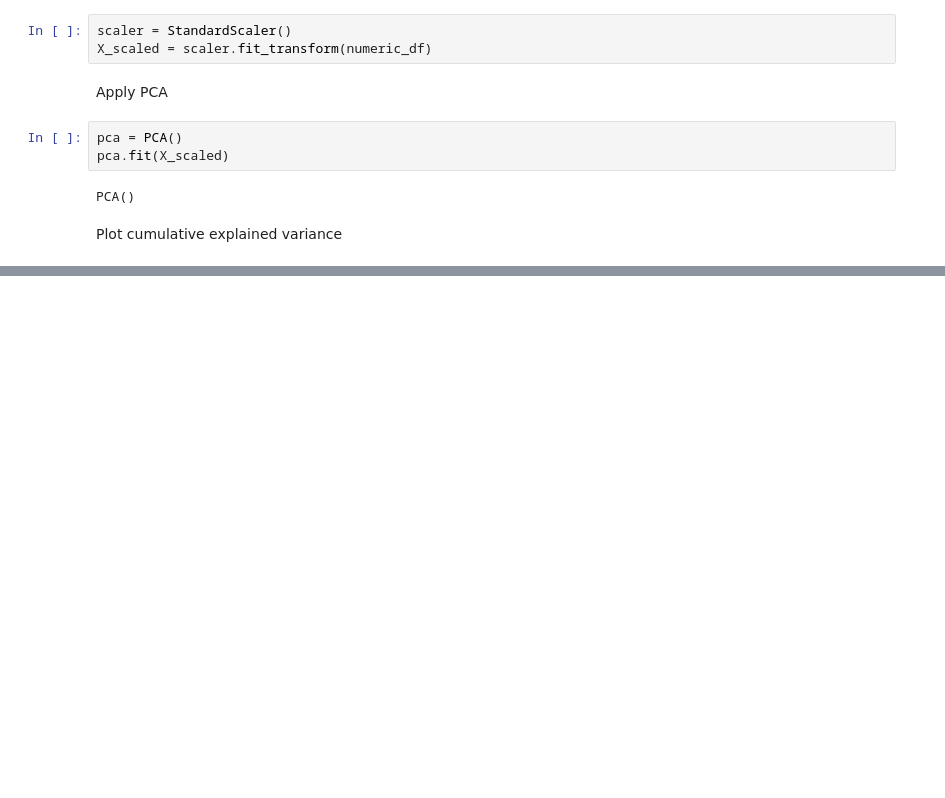
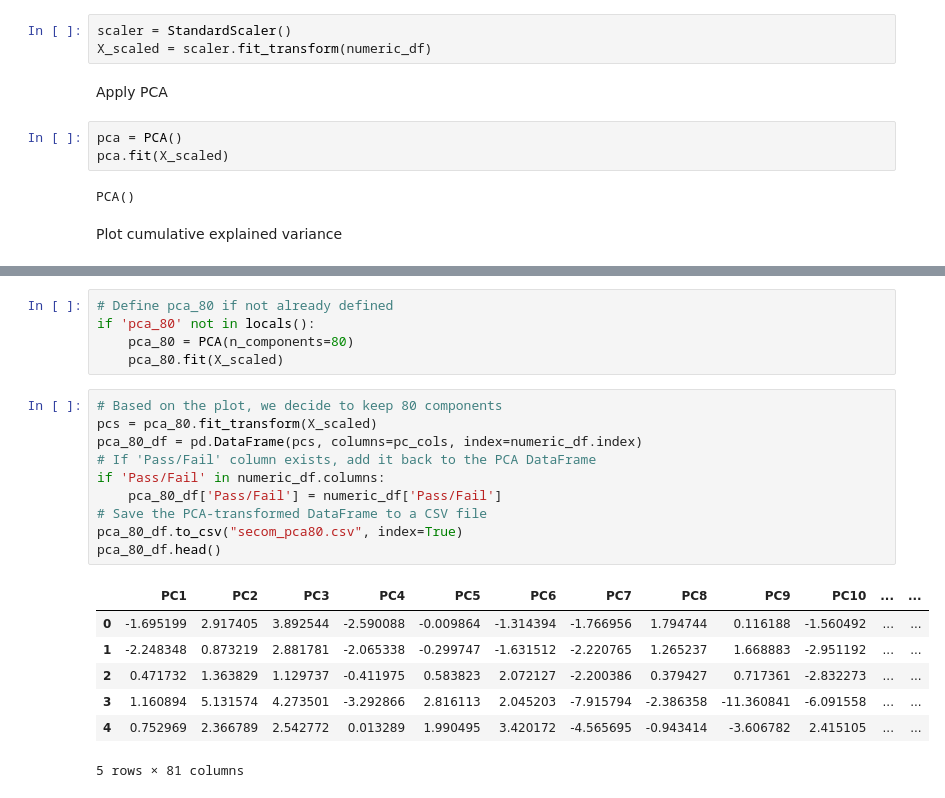
Before and after one commit to willit7384/SECOM-Process-Sensor-Analysis, a Jupyter notebook: notebooks/PCA-PHASE.ipynb, the cells around one changed output, grey strips where cells are left out. Drawn from its saved outputs; the diff is of its cells as text; blank space fills up the shorter version.

```diff
--- a/notebooks/PCA-PHASE.ipynb
+++ b/notebooks/PCA-PHASE.ipynb
@@ -106,3 +111,26 @@ plt.grid(True)
 plt.show()
 # %% [output]
 [figure]
+# %%
+# Define pca_80 if not already defined
+if 'pca_80' not in locals():
+    pca_80 = PCA(n_components=80)
+    pca_80.fit(X_scaled)
+# %%
+# Based on the plot, we decide to keep 80 components
+pcs = pca_80.fit_transform(X_scaled)
+pca_80_df = pd.DataFrame(pcs, columns=pc_cols, index=numeric_df.index)
+# If 'Pass/Fail' column exists, add it back to the PCA DataFrame
+if 'Pass/Fail' in numeric_df.columns:
+    pca_80_df['Pass/Fail'] = numeric_df['Pass/Fail']
+# Save the PCA-transformed DataFrame to a CSV file
+pca_80_df.to_csv("secom_pca80.csv", index=True)
+pca_80_df.head()
+# %% [output]
+|  | PC1 | PC2 | PC3 | PC4 | PC5 | PC6 | PC7 | PC8 | PC9 | PC10 | ... | ... |
+| 0 | -1.695199 | 2.917405 | 3.892544 | -2.590088 | -0.009864 | -1.314394 | -1.766956 | 1.794744 | 0.116188 | -1.560492 | ... | ... |
+| 1 | -2.248348 | 0.873219 | 2.881781 | -2.065338 | -0.299747 | -1.631512 | -2.220765 | 1.265237 | 1.668883 | -2.951192 | ... | ... |
+| 2 | 0.471732 | 1.363829 | 1.129737 | -0.411975 | 0.583823 | 2.072127 | -2.200386 | 0.379427 | 0.717361 | -2.832273 | ... | ... |
+| 3 | 1.160894 | 5.131574 | 4.273501 | -3.292866 | 2.816113 | 2.045203 | -7.915794 | -2.386358 | -11.360841 | -6.091558 | ... | ... |
+| 4 | 0.752969 | 2.366789 | 2.542772 | 0.013289 | 1.990495 | 3.420172 | -4.565695 | -0.943414 | -3.606782 | 2.415105 | ... | ... |
+5 rows × 81 columns
```
Also changed, not shown: parts of 1 cell of this notebook, 2 other files.
